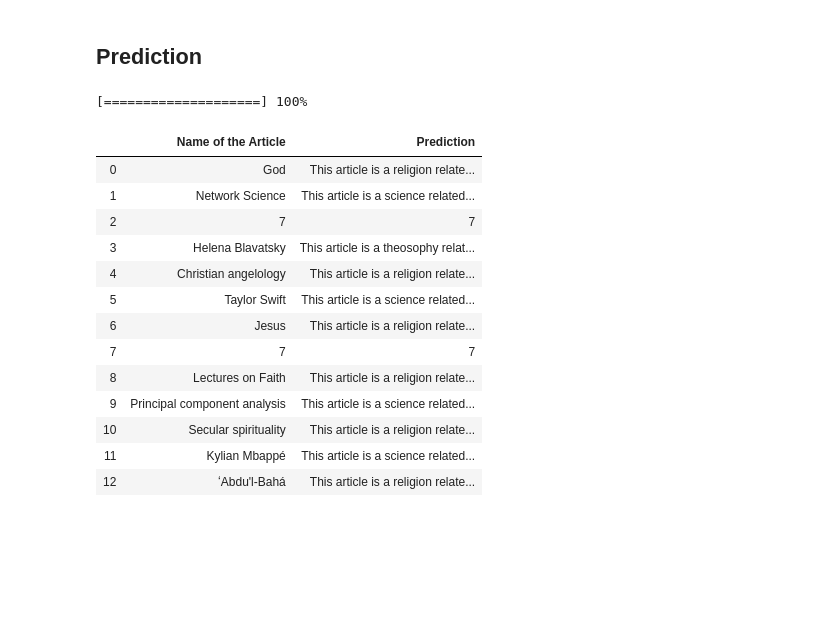
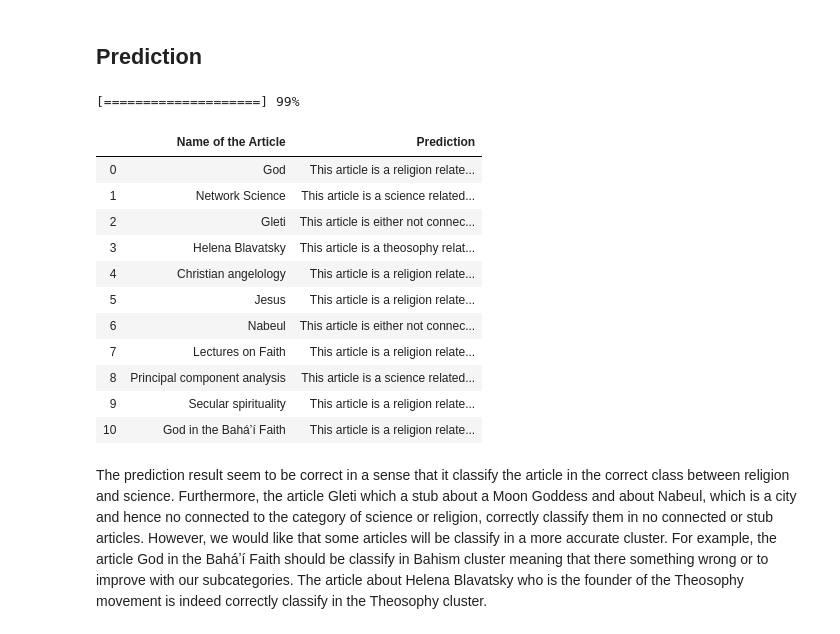
Before and after one commit to aaag97/ntds-projects, a Jupyter notebook: Project/wikipedia.ipynb, the cells around one changed output. Saved outputs shown, nothing was run; the diff lists cells and outputs as text; code cells hidden in the pictures; blank space fills up the shorter version.

```diff
--- a/Project/wikipedia.ipynb
+++ b/Project/wikipedia.ipynb
@@ -1061,7 +1057,7 @@ def make_predictions(list_articles, stop_words, df, words):
     features_final = nlpu.TF_IDF(predict_df, 100, True, words.values)
     features_a = np.array(features_final)
     distances = matrixu.cosine_distances(matrixu, features_a)
-    adjacency = matrixu.article_sim_th(0.70,distances, weight=True)
+    adjacency = matrixu.article_sim_th(0.75,distances, weight=True)
     removed_df, distances_wo, tf_idf_wo, new_labels_df_wo = matrixu.remove_noconnected(adjacency, distances, features_final, labels_df_wo, True, predict_df)
 
     if(len(list(set(removed_df["article"].tolist()).intersection(list_articles))) != 0):
@@ -1082,8 +1078,10 @@ def make_predictions(list_articles, stop_words, df, words):
                                            columns = ["Name of the Article", "Prediction"])
     if (len(list(set(removed_df["article"].tolist()).intersection(list_articles))) != 0):
         for k in range(len(idx)):
-            class_df.iloc[idx[k]] = list_articles[idx[k]] + [7]
-    return class_df, removed_df
+            class_df.iloc[idx[k]] = [list_articles[idx[k]], "This article is either not connected to religion or science domains or a stub"]
+
+    class_df = pd.DataFrame(class_df)
+    return class_df,
 # %% [markdown]
 ## Binary classification (Science vs Religion)
 # %%
@@ -1233,25 +1231,25 @@ Test Accuracy 0.9116
 # %% [markdown]
 ## Prediction
 # %%
-list_articles = ["God", "Network Science", "Gleti", "Helena Blavatsky", "Christian angelology", "Taylor Swift", "Jesus", "Nabeul",\
-                 "Lectures on Faith", "Principal component analysis", "Secular spirituality", "Kylian Mbappé", "ʻAbdu'l-Bahá"]
+list_articles = ["God", "Network Science", "Gleti", "Helena Blavatsky", "Christian angelology", "Jesus", "Nabeul",\
+                 "Lectures on Faith", "Principal component analysis", "Secular spirituality", "God in the Baháʼí Faith"]
 predictions_df = make_predictions(list_articles, stop_words, df, words)
 # %% [output]
-[====================] 100%
+[====================] 99%
 # %%
-predictions_df
+predictions_df[0]
 # %% [output]
 |  | Name of the Article | Prediction |
 | 0 | God | This article is a religion relate... |
 | 1 | Network Science | This article is a science related... |
-| 2 | 7 | 7 |
+| 2 | Gleti | This article is either not connec... |
 | 3 | Helena Blavatsky | This article is a theosophy relat... |
 | 4 | Christian angelology | This article is a religion relate... |
-| 5 | Taylor Swift | This article is a science related... |
-| 6 | Jesus | This article is a religion relate... |
-| 7 | 7 | 7 |
-| 8 | Lectures on Faith | This article is a religion relate... |
-| 9 | Principal component analysis | This article is a science related... |
-| 10 | Secular spirituality | This article is a religion relate... |
-| 11 | Kylian Mbappé | This article is a science related... |
-| 12 | ʻAbdu'l-Bahá | This article is a religion relate... |
+| 5 | Jesus | This article is a religion relate... |
+| 6 | Nabeul | This article is either not connec... |
+| 7 | Lectures on Faith | This article is a religion relate... |
+| 8 | Principal component analysis | This article is a science related... |
+| 9 | Secular spirituality | This article is a religion relate... |
+| 10 | God in the Baháʼí Faith | This article is a religion relate... |
+# %% [markdown]
+The prediction result seem to be correct in a sense that it classify the article in the correct class between religion and science. Furthermore, the article Gleti which a stub about a Moon Goddess and about Nabeul, which is a city and hence no connected to the category of science or religion, correctly classify them in no connected or stub articles. However, we would like that some articles will be classify in a more accurate cluster. For example, the article God in the Baháʼí Faith should be classify in Bahism cluster meaning that there something wrong or to improve with our subcategories. The article about Helena Blavatsky who is the founder of the Theosophy movement is indeed correctly classify in the Theosophy cluster.
```
Also changed, not shown: parts of 52 cells of this notebook.
